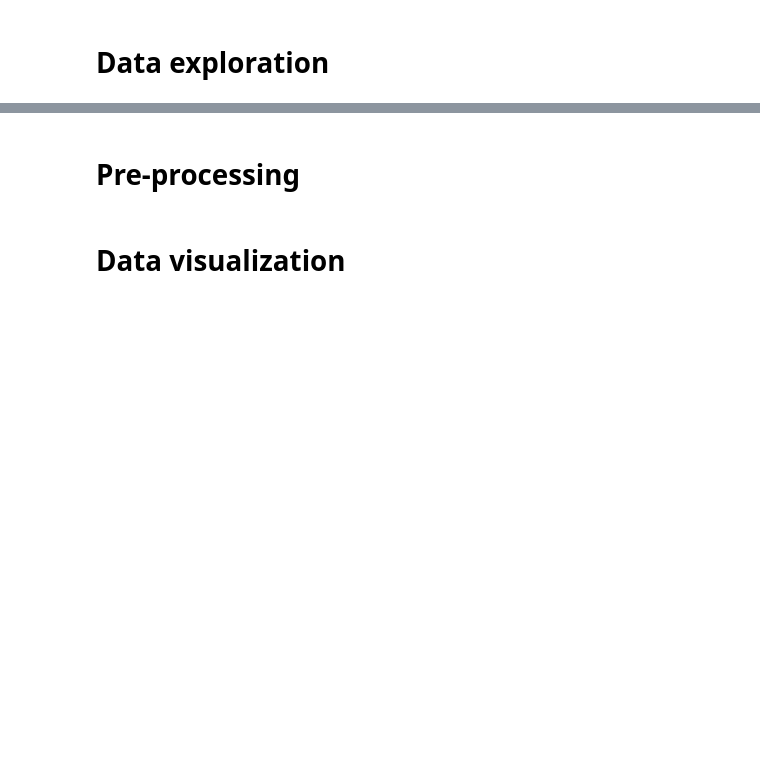
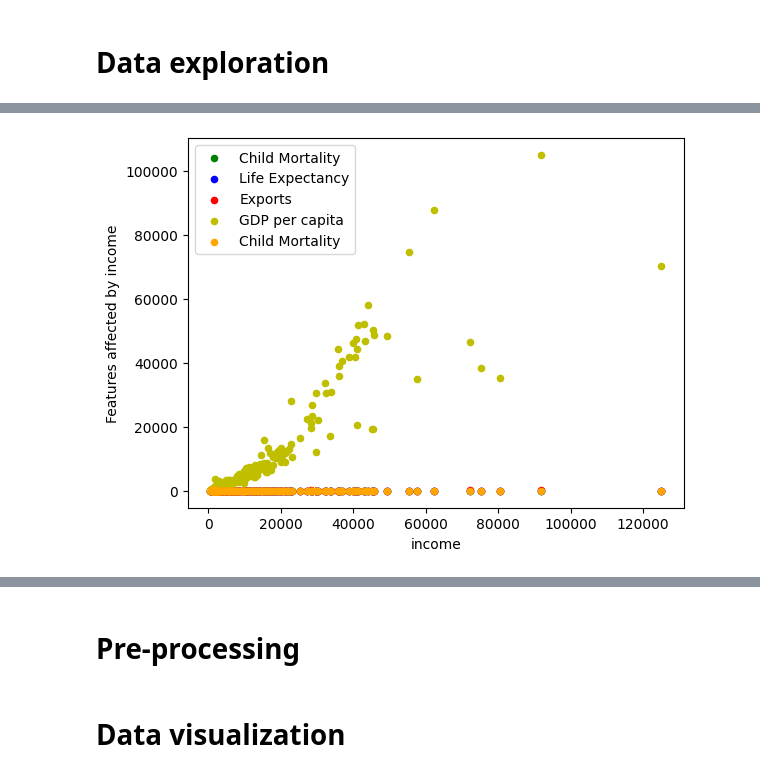
Before and after one commit to stangeorgiana18/PCA-and-cluster-analysis, a Jupyter notebook: cluster-analysis-pca-countries-development.ipynb, the cells around one changed output, grey strips where cells are left out. Drawn from its saved outputs; the diff is of its cells as text; code cells hidden in the pictures; blank space fills up the shorter version.

```diff
--- a/cluster-analysis-pca-countries-development.ipynb
+++ b/cluster-analysis-pca-countries-development.ipynb
@@ -52,0 +157,12 @@ countries.head()
+# %%
+ax = countries.plot(kind = 'scatter', x = 'income', y = 'child_mort', color = 'g', label = 'Child Mortality')
+countries.plot(kind = 'scatter', x = 'income', y = 'life_expec', color = 'b', label = 'Life Expectancy', ax = ax)
+countries.plot(kind = 'scatter', x = 'income', y = 'exports', color = 'r', label = 'Exports', ax = ax)
+countries.plot(kind = 'scatter', x = 'income', y = 'gdpp', color = 'y', label = 'GDP per capita', ax = ax)
+countries.plot(kind = 'scatter', x = 'income', y = 'child_mort', color = 'orange', label = 'Child Mortality', ax = ax)
+
+plt.ylabel('Features affected by income')
+plt.legend()
+plt.show()
+# %% [output]
+[figure, added]
```
Also changed, not shown: parts of 16 cells of this notebook.
